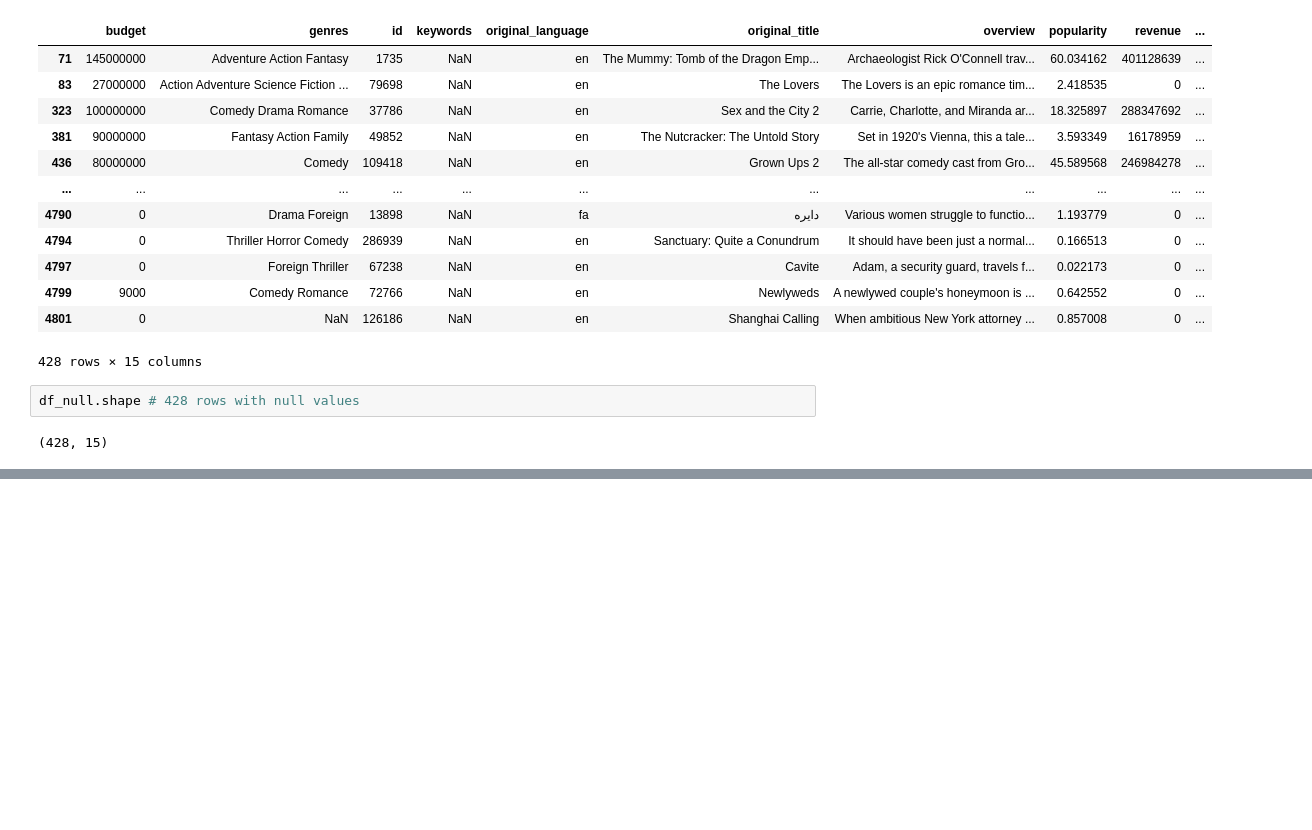
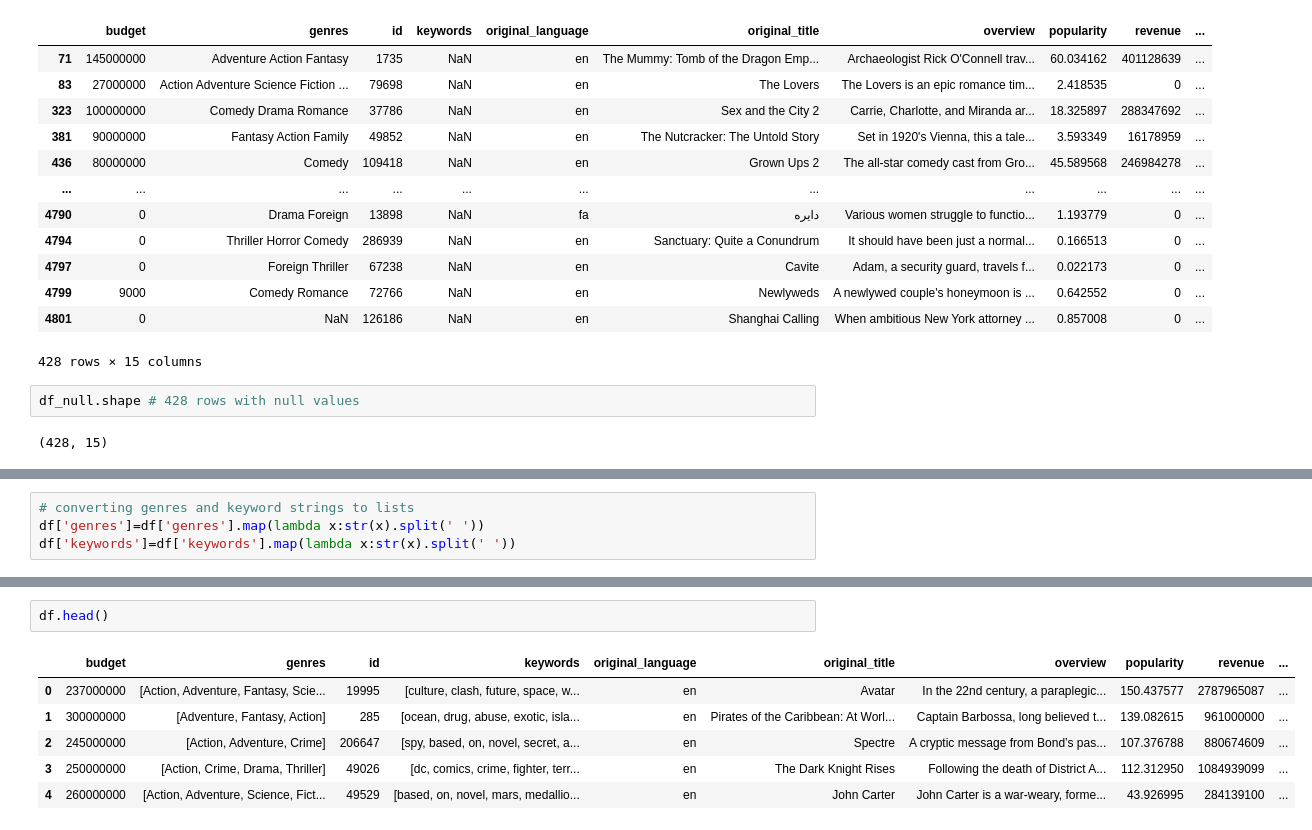
Before and after one commit to amitchavda17/movie_recommender, a Jupyter notebook: Movie_Recommender.ipynb, the cells around one changed output, grey strips where cells are left out. Cells and saved outputs as stored; diff of their text form; blank space fills up the shorter version.

```diff
--- a/Movie_Recommender.ipynb
+++ b/Movie_Recommender.ipynb
@@ -104,0 +164,4 @@ df_null.shape # 428 rows with null values
+# %%
+# converting genres and keyword strings to lists
+df['genres']=df['genres'].map(lambda x:str(x).split(' '))
+df['keywords']=df['keywords'].map(lambda x:str(x).split(' '))
@@ -104,0 +176,9 @@ df_null.shape # 428 rows with null values
+# %%
+df.head()
+# %% [output]
+|  | budget | genres | id | keywords | original_language | original_title | overview | popularity | revenue | ... |
+| 0 | 237000000 | [Action, Adventure, Fantasy, Scie... | 19995 | [culture, clash, future, space, w... | en | Avatar | In the 22nd century, a paraplegic... | 150.437577 | 2787965087 | ... |
+| 1 | 300000000 | [Adventure, Fantasy, Action] | 285 | [ocean, drug, abuse, exotic, isla... | en | Pirates of the Caribbean: At Worl... | Captain Barbossa, long believed t... | 139.082615 | 961000000 | ... |
+| 2 | 245000000 | [Action, Adventure, Crime] | 206647 | [spy, based, on, novel, secret, a... | en | Spectre | A cryptic message from Bond’s pas... | 107.376788 | 880674609 | ... |
+| 3 | 250000000 | [Action, Crime, Drama, Thriller] | 49026 | [dc, comics, crime, fighter, terr... | en | The Dark Knight Rises | Following the death of District A... | 112.312950 | 1084939099 | ... |
+| 4 | 260000000 | [Action, Adventure, Science, Fict... | 49529 | [based, on, novel, mars, medallio... | en | John Carter | John Carter is a war-weary, forme... | 43.926995 | 284139100 | ... |
```
Also changed, not shown: parts of 6 cells of this notebook.
